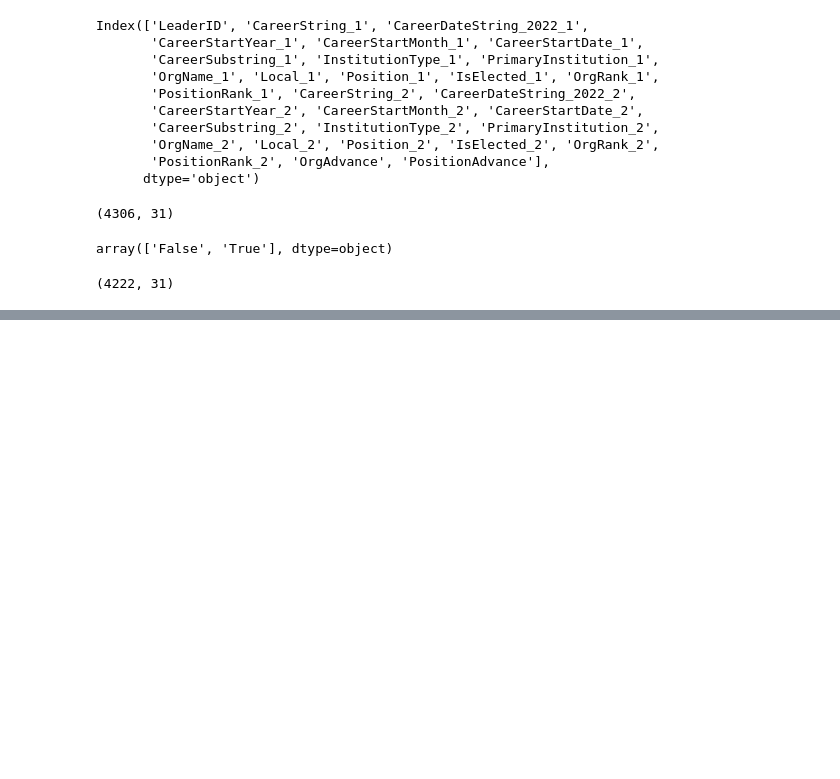
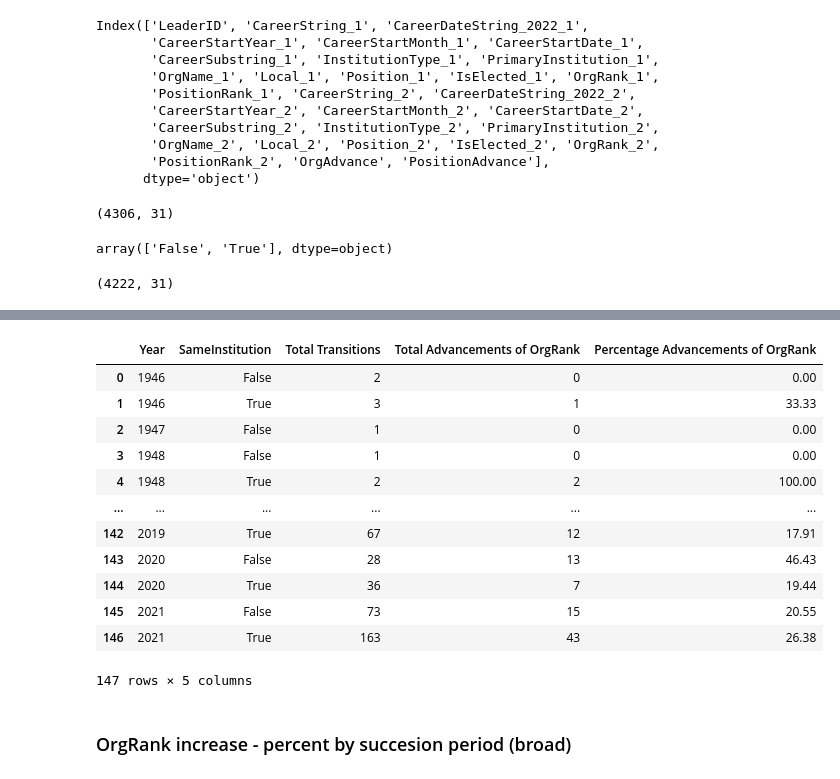
Before and after one commit to seouljake/nkelites, a Jupyter notebook: scripts/3 scripts - anaylsis/2023.10.04 Research Note/stats3_analysis_trans.ipynb, the cells around one changed output, grey strips where cells are left out. Saved outputs shown, nothing was run; the diff lists cells and outputs as text; code cells hidden in the pictures; blank space fills up the shorter version.

```diff
--- a/scripts/3 scripts - anaylsis/2023.10.04 Research Note/stats3_analysis_trans.ipynb
+++ b/scripts/3 scripts - anaylsis/2023.10.04 Research Note/stats3_analysis_trans.ipynb
@@ -199,0 +236,2 @@ trans2.shape
+# %%
+trans2.loc[(trans2["SameOrg"]==True) & (trans2["PositionAdvance"]>0),"PositionAdvanceYes"]=True
@@ -199,0 +256,10 @@ trans2.shape
+# %%
+# Succession Period - Broad
+
+# - KIS-->KJI: 1974-1993 - less institutionalized (stronger intra)
+# - KJI--->KJU:  2002-2011 - more institutionalized (stronger inter)
+
+trans2["Succession_Broad"] = np.nan
+trans2.loc[(trans2["CareerStartYear_2"]>1973) & (trans2["CareerStartYear_2"]<1994),"Succession_Broad"] = 1
+trans2.loc[(trans2["CareerStartYear_2"]>2001) & (trans2["CareerStartYear_2"]<2012),"Succession_Broad"] = 2
+trans2[["Succession_Broad","OrgName_2"]].groupby("Succession_Broad").count()
@@ -199,0 +271,10 @@ trans2.shape
+# %%
+# Succession Period - Narrow
+
+# - KIS-->KJI: 1987-1994 - less institutionalized (stronger intra)
+# - KJI--->KJU:  2009-2011 - more institutionalized (stronger inter)
+
+trans2["Succession_Narrow"] = np.nan
+trans2.loc[(trans2["CareerStartYear_2"]>1986) & (trans2["CareerStartYear_2"]<1995),"Succession_Narrow"] = 1
+trans2.loc[(trans2["CareerStartYear_2"]>2008) & (trans2["CareerStartYear_2"]<2012),"Succession_Narrow"] = 2
+trans2[["Succession_Narrow","OrgName_2"]].groupby("Succession_Narrow").count()
@@ -199,0 +344,23 @@ trans2.shape
+# %%
+stat2_columns = ["CareerStartYear_2","SameInstitution","OrgAdvanceYes"]
+stat2_groupby_columns = ["CareerStartYear_2","SameInstitution"]
+stat2_label_columns = ["Year","SameInstitution","Total Transitions","Total Advancements of OrgRank"]
+# %%
+stat2 = trans2[stat2_columns].groupby(stat2_groupby_columns,as_index=False)["OrgAdvanceYes"].agg({"Total Transitions":"count","Total Advancements of OrgRank":"sum"})
+stat2.columns = stat2_label_columns
+stat2["Percentage Advancements of OrgRank"] = stat2.apply(lambda x: round(x["Total Advancements of OrgRank"] / x["Total Transitions"] * 100,2) if x["Total Transitions"] > 0 else np.nan,axis=1)
+stat2
+# %% [output]
+|  | Year | SameInstitution | Total Transitions | Total Advancements of OrgRank | Percentage Advancements of OrgRank |
+| 0 | 1946 | False | 2 | 0 | 0.00 |
+| 1 | 1946 | True | 3 | 1 | 33.33 |
+| 2 | 1947 | False | 1 | 0 | 0.00 |
+| 3 | 1948 | False | 1 | 0 | 0.00 |
+| 4 | 1948 | True | 2 | 2 | 100.00 |
+| ... | ... | ... | ... | ... | ... |
+| 142 | 2019 | True | 67 | 12 | 17.91 |
+| 143 | 2020 | False | 28 | 13 | 46.43 |
+| 144 | 2020 | True | 36 | 7 | 19.44 |
+| 145 | 2021 | False | 73 | 15 | 20.55 |
+| 146 | 2021 | True | 163 | 43 | 26.38 |
+147 rows × 5 columns
@@ -199,0 +372,2 @@ trans2.shape
+# %% [markdown]
+### OrgRank increase - percent by succesion period (broad)
```
Also changed, not shown: parts of 43 cells of this notebook, 2 other files.
